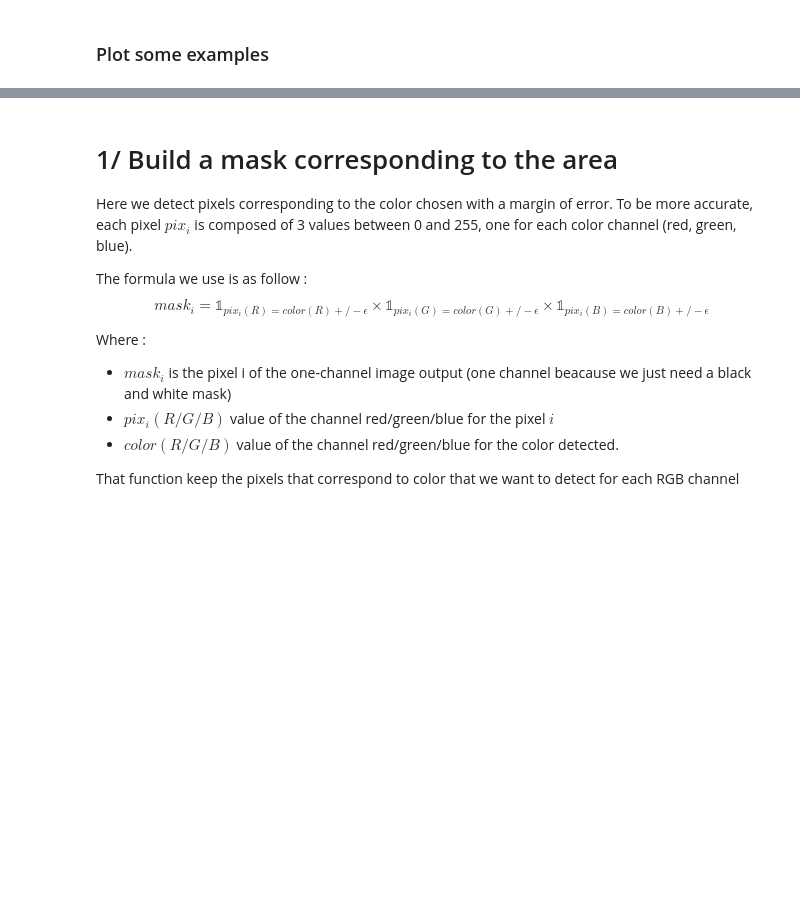
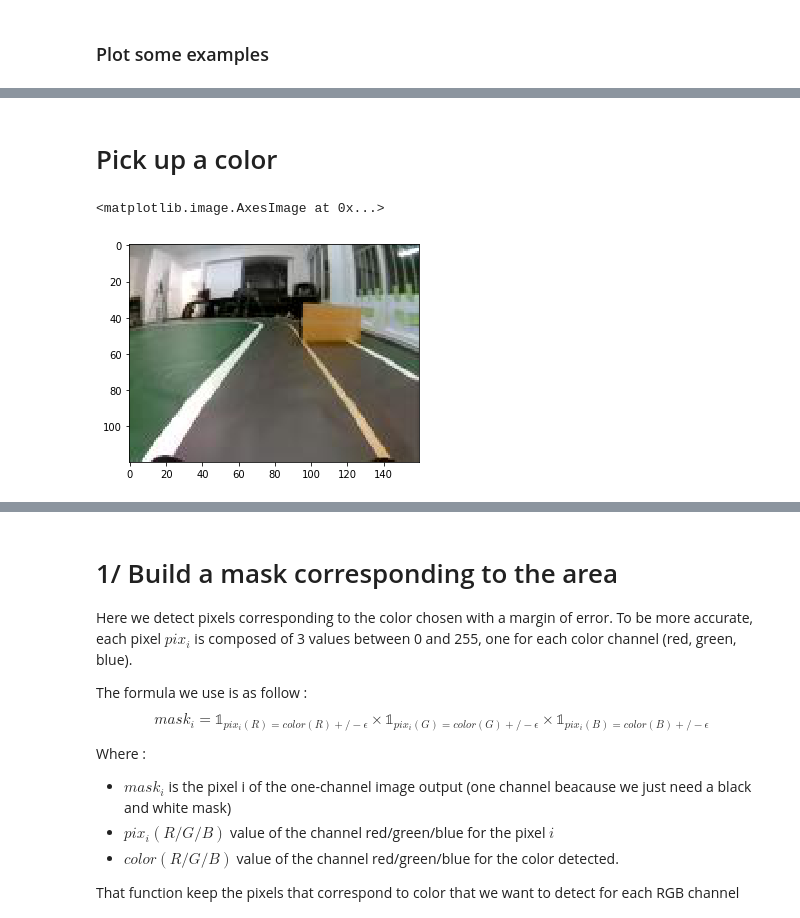
Before and after one commit to publicissapient-france/xebikart-car, a Jupyter notebook: car-ml/workspace/computer_vision/DETECT_color_area.ipynb, the cells around one changed output, grey strips where cells are left out. Drawn from its saved outputs; the diff is of its cells as text; code cells hidden in the pictures; blank space fills up the shorter version.

```diff
--- a/car-ml/workspace/computer_vision/DETECT_color_area.ipynb
+++ b/car-ml/workspace/computer_vision/DETECT_color_area.ipynb
@@ -55,5 +59,5 @@ tubes_root_folder = "file:/workspace/xebikart-ml-tubes"
 test_size=0.2
 
 # orange obstacle
-#tubes_folders = ["tub.v9.orange"]
-tubes_folders = ["tub.v9.pink"]
+tubes_folders = ["tub.v9.orange"]
+#tubes_folders = ["tub_29_19-11-18"]
@@ -83,0 +87,10 @@ print("size : {} images".format(len(raw_tubes_df)))
+# %% [markdown]
+# Pick up a color
+# %%
+random_image_path = tubes_df.sample(1)["images_path"].values[0]
+picked_up_pix = (42, 60)
+image = mpimg.imread(random_image_path)
+plt.imshow(image)
+# %% [output]
+<matplotlib.image.AxesImage at 0x...>
+[figure, added]
```
Also changed, not shown: parts of 18 cells of this notebook, 1 other file.
